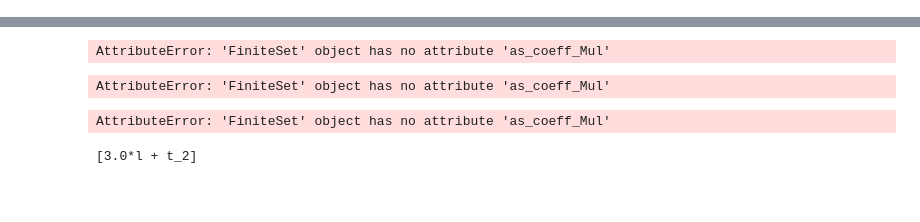
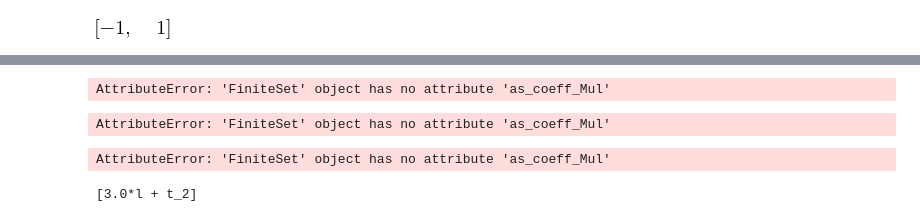
Before and after one commit to ericschulman/health_bargains, a Jupyter notebook: bargains.ipynb, the cells around one changed output, grey strips where cells are left out. Saved outputs shown, nothing was run; the diff lists cells and outputs as text; code cells hidden in the pictures; blank space fills up the shorter version.

Commit message:
fixed one bug, but need to solve others

```diff
--- a/bargains.ipynb
+++ b/bargains.ipynb
@@ -15,3 +15,9 @@ v1 = (pi1 - pi1.subs(t1,l) ) * (m1*t1 +m2*t2)
 v2 = (pi2 - pi2.subs(t2,l) ) * (m1*t1 +m2*t2)
 
 #start with out b1 and b2 for ease of computation
+# %%
+#test code
+x = Symbol('x')
+solve(x**2-1,x)
+# %% [output]
+[figure, added]
```
Also changed, not shown: parts of 6 cells of this notebook.
